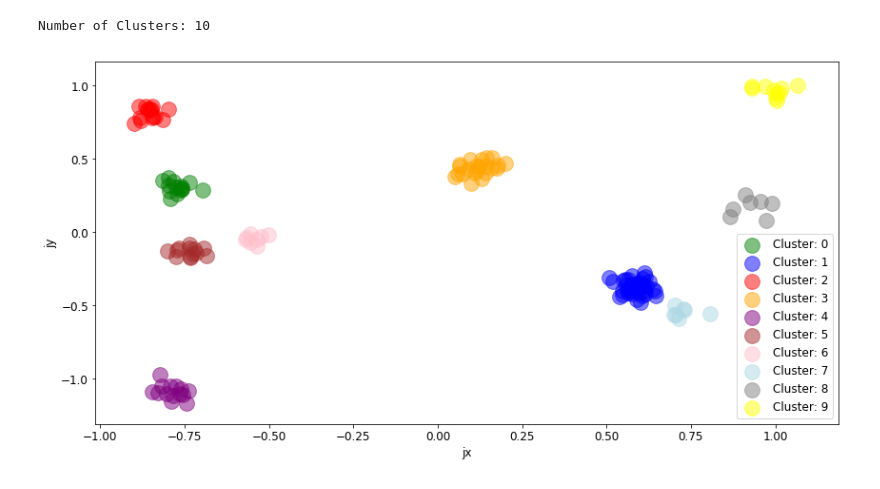
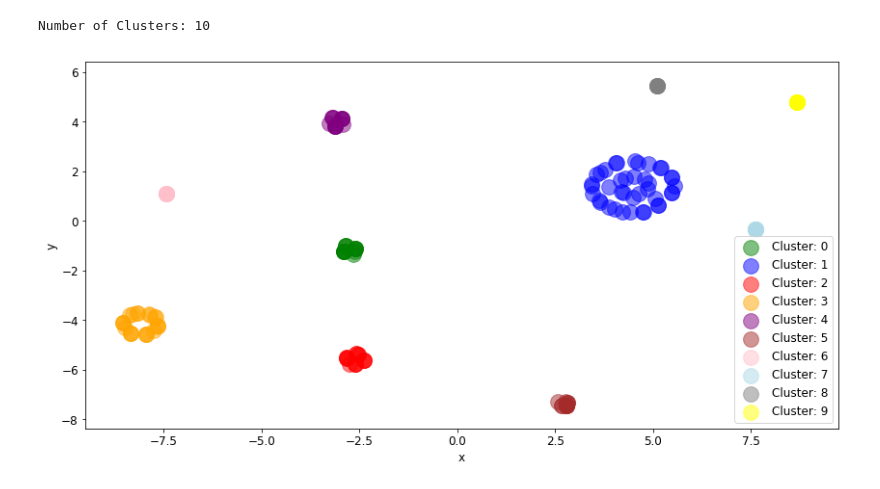
Before and after one commit to SuperCowPowers/zat, a Jupyter notebook: notebooks/Clustering_Picking_K.ipynb, the cells around one changed output. Cells and saved outputs as stored; diff of their text form; code cells hidden in the pictures.

Commit message:
switching from PCA to tSNE projection

```diff
--- a/notebooks/Clustering_Picking_K.ipynb
+++ b/notebooks/Clustering_Picking_K.ipynb
@@ -139,19 +133,15 @@ pd.DataFrame({'Num Clusters':clusters, 'score':scores}).plot(x='Num Clusters', y
 # %%
 # So we know that the highest (closest to 1) silhouette score is at 10 clusters
 kmeans = KMeans(n_clusters=10).fit_predict(http_feature_matrix)
-pca = PCA(n_components=5).fit_transform(http_feature_matrix)
+
+# TSNE is a great projection algorithm. In this case we're going from 12 dimensions to 2
+projection = TSNE().fit_transform(http_feature_matrix)
 
 # Now we can put our ML results back onto our dataframe!
 http_df['cluster'] = kmeans
-
-# This is just a HACK for displaying 12 dimensional data in 2D
-http_df['x'] = pca[:, 0] + pca[:, 2]
-http_df['y'] = pca[:, 1] + pca[:, 3] + pca[:, 4]
+http_df['x'] = projection[:, 0] # Projection X Column
+http_df['y'] = projection[:, 1] # Projection Y Column
 # %%
-# Jitter so we can see instances that are projected coincident in 2D
-http_df['jx'] = jitter(http_df['x'])
-http_df['jy'] = jitter(http_df['y'])
-
 # Now use dataframe group by cluster
 cluster_groups = http_df.groupby('cluster')
 
@@ -159,6 +149,6 @@ cluster_groups = http_df.groupby('cluster')
 colors = {-1:'black', 0:'green', 1:'blue', 2:'red', 3:'orange', 4:'purple', 5:'brown', 6:'pink', 7:'lightblue', 8:'grey', 9:'yellow'}
 fig, ax = plt.subplots()
 for key, group in cluster_groups:
-    group.plot(ax=ax, kind='scatter', x='jx', y='jy', alpha=0.5, s=250,
+    group.plot(ax=ax, kind='scatter', x='x', y='y', alpha=0.5, s=250,
                label='Cluster: {:d}'.format(key), color=colors[key])
 # %% [output]
@@ -206,14 +196,14 @@ Number of Clusters: 10
 # %%
 # Now use dataframe group by cluster
 cluster_groups = http_df.groupby('cluster_db')
 
 # Plot the Machine Learning results
 fig, ax = plt.subplots()
 for key, group in cluster_groups:
-    group.plot(ax=ax, kind='scatter', x='jx', y='jy', alpha=0.5, s=250,
+    group.plot(ax=ax, kind='scatter', x='x', y='y', alpha=0.5, s=250,
                label='Cluster: {:d}'.format(key), color=colors[key])
 # %% [output]
-[figure, old version]
+[figure, new version]
 # %% [markdown]
 <div style="float: right; margin: 20px 20px 20px 20px"><img src="images/magic.jpg" width="300px"></div>
 # DBSCAN automagically determined 10 clusters!
```
Also changed, not shown: parts of 7 cells of this notebook.
